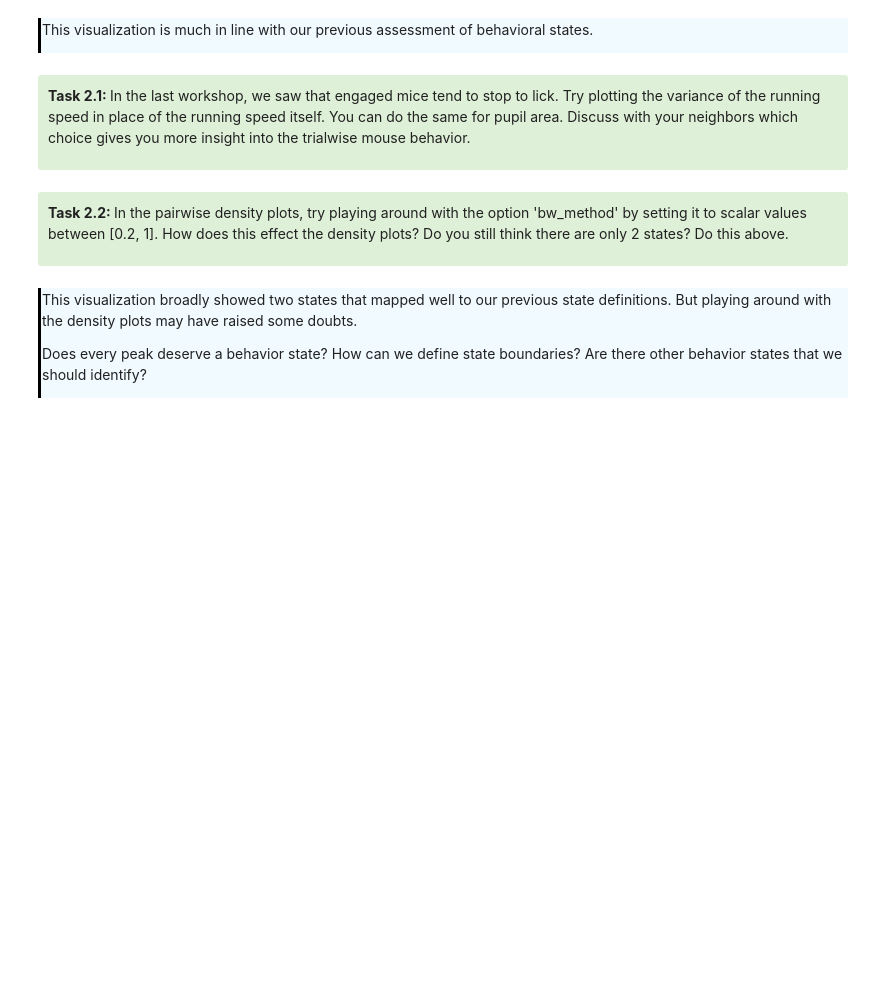
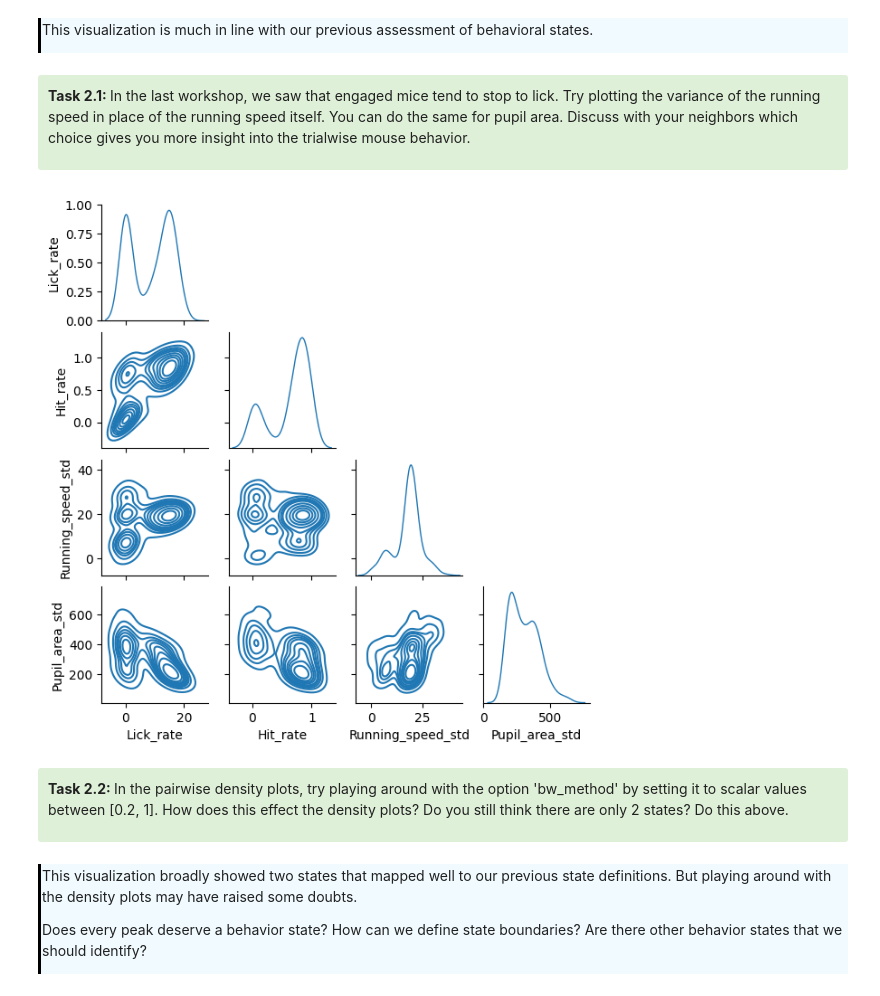
Before and after one commit to ecresp1el/swb_2023_ec_problemsworkshop, a Jupyter notebook: code_behavioralstates/Workshop_2.ipynb, the cells around one changed output. Cells and saved outputs as stored; diff of their text form; code cells hidden in the pictures; blank space fills up the shorter version.

```diff
--- a/code_behavioralstates/Workshop_2.ipynb
+++ b/code_behavioralstates/Workshop_2.ipynb
@@ -161,22 +164,47 @@ g.fig.tight_layout()
 </div>
 # %%
 # Code block for task 2.1 with starter code.
+# Get timestamps corresponding to go trials
+trial_start = trial_metadata.start_time[np.where(trial_metadata.go)[0]]
+trial_stop = trial_metadata.stop_time[np.where(trial_metadata.go)[0]]
 
-# std_speed = ***Task 2.1 to calculated the standard deviation of the running speed ****
-# std_pupil_area =
+# Get running speed and corresponding timestamps
+running_time = session.running_speed.timestamps
+running_speed = session.running_speed.speed
+#mean_speed = [np.nanmean(running_speed[np.logical_and(s1 <= running_time, running_time <= s2)]) for s1, s2 in zip(trial_start, trial_stop)]
+
+#calculate the variance of the speed
+std_speed = [np.nanstd(running_speed[np.logical_and(s1 <= running_time, running_time <= s2)]) for s1, s2 in zip(trial_start, trial_stop)]
+
+# Get pupil size and corresponding timestamps
+pupil_time = session.eye_tracking.timestamps
+pupil_area = session.eye_tracking.pupil_area
+#mean_pupil_area = [np.nanmean(pupil_area[np.logical_and(s1 <= pupil_time, pupil_time <= s2)]) for s1, s2 in zip(trial_start, trial_stop)]
+
+#calculate the variance of the pupil area
+std_pupil_area = [np.nanstd(pupil_area[np.logical_and(s1 <= pupil_time, pupil_time <= s2)]) for s1, s2 in zip(trial_start, trial_stop)]
+
+# Get lick counts
+lick_count = trial_metadata[trial_metadata.go].apply(lambda row : len(row['lick_times']), axis = 1)
+
+# Calculate hit rate
+hit_rate = trial_metadata.hit[trial_metadata.go].rolling(10).mean().values
+
+
 # putting it together in a dataframe
-# putting it together in a dataframe
-# other_behavior = pd.DataFrame({'Trials': go_trials,
-#             'Lick_rate': lick_count,
-#             'Hit_rate':hit_rate,
-#             'Running_speed_std': std_speed,
-#             'Pupil_area_std': std_pupil_area})
+other_behavior = pd.DataFrame({'Trials': go_trials,
+             'Lick_rate': lick_count,
+             'Hit_rate':hit_rate,
+             'Running_speed_std': std_speed,
+             'Pupil_area_std': std_pupil_area})
 
-# g = sns.PairGrid(other_behavior, hue = 'Trials', vars=['Lick_rate', 'Hit_rate','Running_speed_std','Running_speed', 'Pupil_area'], diag_sharey=False)
-# g.map_lower(sns.kdeplot, hue=None, lw = 0.5)
-# g.map_upper(hide_current_axis)
-# g.map_diag(sns.kdeplot, hue=None, lw=1, legend=False)
-# g.fig.set_size_inches(6,6)
+g = sns.PairGrid(other_behavior, hue = 'Trials', vars=['Lick_rate', 'Hit_rate','Running_speed_std', 'Pupil_area_std'], diag_sharey=False)
+g.map_lower(sns.kdeplot, hue=None, lw = 0.5)
+g.map_upper(hide_current_axis)
+g.map_diag(sns.kdeplot, hue=None, lw=1, legend=False)
+g.fig.set_size_inches(6,6)
+# %% [output]
+[figure, added]
 # %% [markdown]
 <div style="background: #DFF0D8; border-radius: 3px; padding: 10px;">
 <p><b>Task 2.2: </b> In the pairwise density plots, try playing around with the option 'bw_method' by setting it to scalar values between [0.2, 1]. How does this effect the density plots? Do you still think there are only 2 states? Do this above.
```
Also changed, not shown: parts of 12 cells of this notebook.
